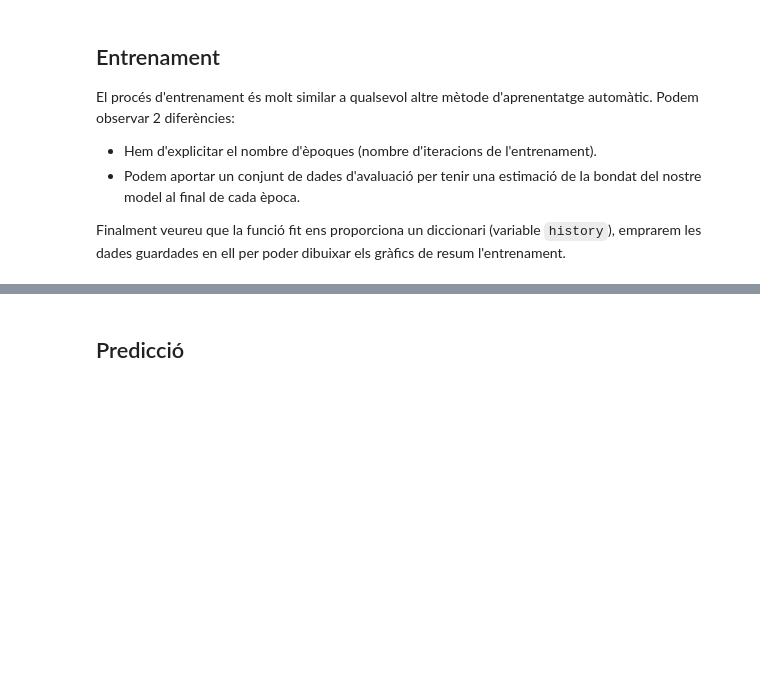
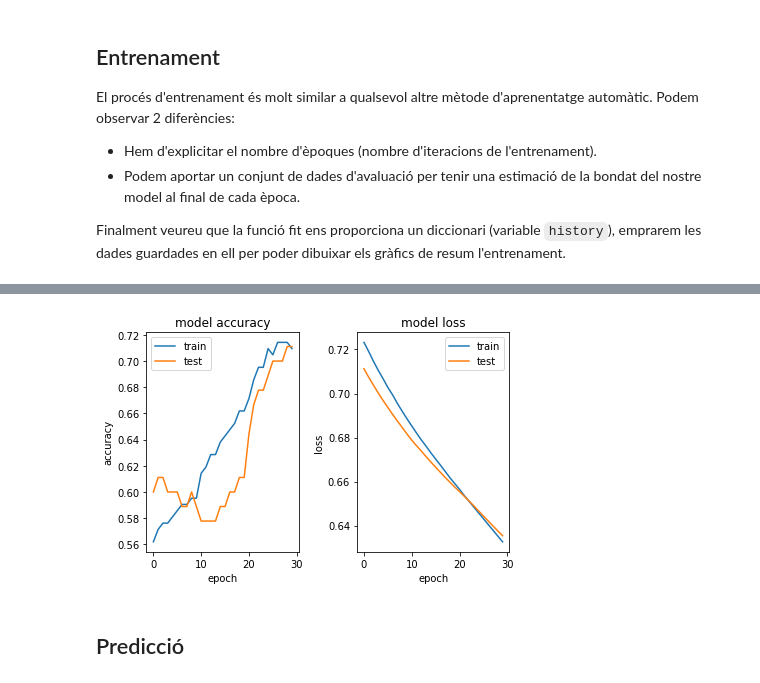
Before and after one commit to lluiscamino/aprenentatge_automatic, a Jupyter notebook: 10_TF/P10.ipynb, the cells around one changed output, grey strips where cells are left out. Cells and saved outputs as stored; diff of their text form; code cells hidden in the pictures; blank space fills up the shorter version.

```diff
--- a/10_TF/P10.ipynb
+++ b/10_TF/P10.ipynb
@@ -35,7 +35,7 @@ linearly_separable = (X, y)
 X_xor = np.random.randn(300, 2)
 y_xor = np.logical_xor(X_xor[:, 0] > 0,
                        X_xor[:, 1] > 0)
-y_xor = np.where(y_xor, 1, -1)
+y_xor = np.where(y_xor, 1, 0)
 
 # Els afegim a una llista juntament amb els seus noms per tal de poder iterar
 # sobre ells
@@ -59,7 +59,7 @@ Emprarem 2 paràmetres:
 # %%
 model = tf.keras.Sequential([
     tf.keras.layers.Input((2)),
-    tf.keras.layers.Dense(2, activation='relu'),
+    tf.keras.layers.Dense(3, activation='relu'),
     tf.keras.layers.Dense(1, activation='sigmoid')
 ])
 # %%
@@ -106,7 +120,7 @@ X_train, X_test, y_train, y_test = train_test_split(X, y, test_size=0.3, random_
 # - Proporcionam les dades d'entrenament i de validació
 # - Definim el nombre d'iteracions
 # - Es pot definir el tamany del batch (batch_size)
-history = model.fit(X_train, y_train, validation_data=(X_test, y_test), epochs=15)
+history = model.fit(X_train, y_train, validation_data=(X_test, y_test), epochs=30)
 test_loss, test_acc = model.evaluate(X_test, y_test, verbose=2)
 
 print('\nTest accuracy:', test_acc)
@@ -113,28 +146,30 @@ print('\nTest accuracy:', test_acc)
 # %%
 # (history.history.keys())
 
 # Mostram els resultats de l'entrenament de manera gràfica
 figure, ax = plt.subplots(nrows=1, ncols=2)
 
 ax[0].plot(history.history['accuracy'])
 ax[0].plot(history.history['val_accuracy'])
 
 ax[0].set_title('model accuracy')
 ax[0].set_ylabel('accuracy')
 ax[0].set_xlabel('epoch')
-ax[0].set_ylim(0,1)
+#ax[0].set_ylim(0,1)
 ax[0].legend(['train', 'test'], loc='upper left')
 
 # summarize history for loss
 ax[1].plot(history.history['loss'])
 ax[1].plot(history.history['val_loss'])
-ax[1].set_ylim(0,1)
+#ax[1].set_ylim(0,1)
 ax[1].set_title('model loss')
 ax[1].set_ylabel('loss')
 ax[1].set_xlabel('epoch')
 ax[1].legend(['train', 'test'], loc='upper right')
 figure.tight_layout()
 plt.show()
+# %% [output]
+[figure, added]
 # %% [markdown]
 ## Predicció
 # %%
```
Also changed, not shown: parts of 4 cells of this notebook.
